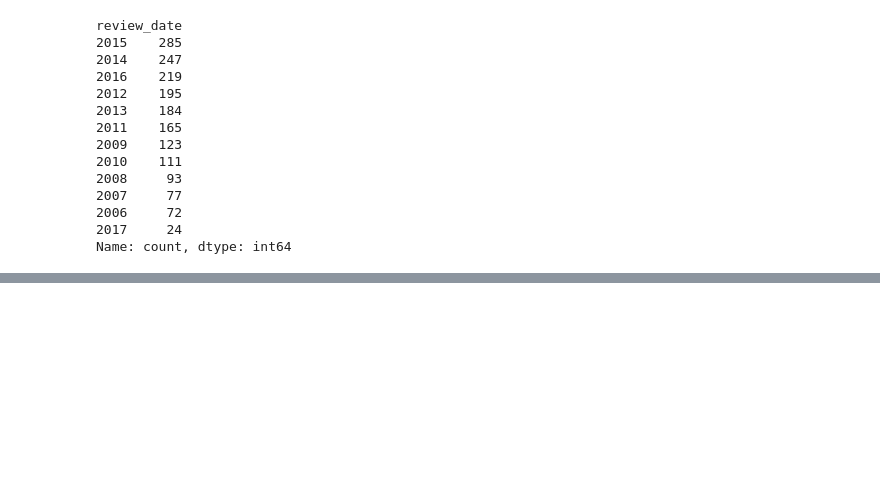
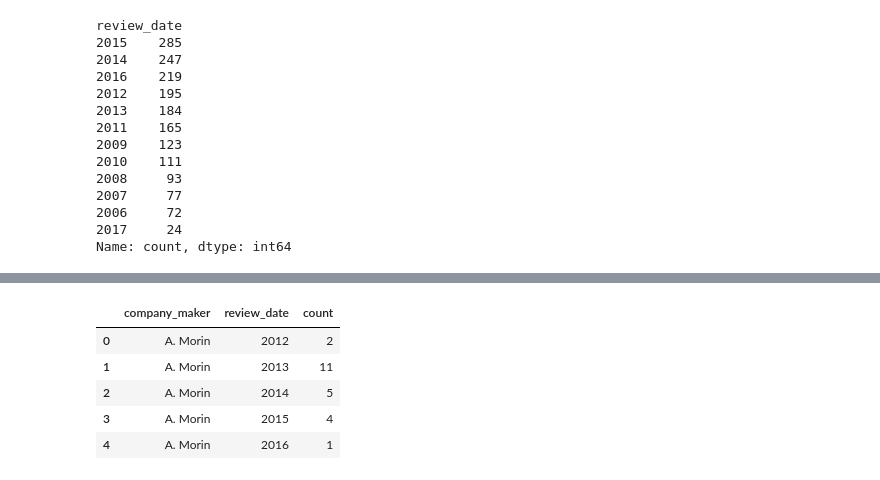
Before and after one commit to mmitry/project-1-group-02, a Jupyter notebook: eewimmer/chocolate_eewimmer.ipynb, the cells around one changed output, grey strips where cells are left out. Saved outputs shown, nothing was run; the diff lists cells and outputs as text; code cells hidden in the pictures; blank space fills up the shorter version.

```diff
--- a/eewimmer/chocolate_eewimmer.ipynb
+++ b/eewimmer/chocolate_eewimmer.ipynb
@@ -751,0 +302,11 @@ Thx,
+# %%
+company_review = chocolate.groupby(['company_maker', 'review_date'])['review_date'].value_counts().reset_index()
+company_reviews = company_review
+company_reviews.head()
+# %% [output]
+|  | company_maker | review_date | count |
+| 0 | A. Morin | 2012 | 2 |
+| 1 | A. Morin | 2013 | 11 |
+| 2 | A. Morin | 2014 | 5 |
+| 3 | A. Morin | 2015 | 4 |
+| 4 | A. Morin | 2016 | 1 |
```
Also changed, not shown: parts of 95 cells of this notebook.
